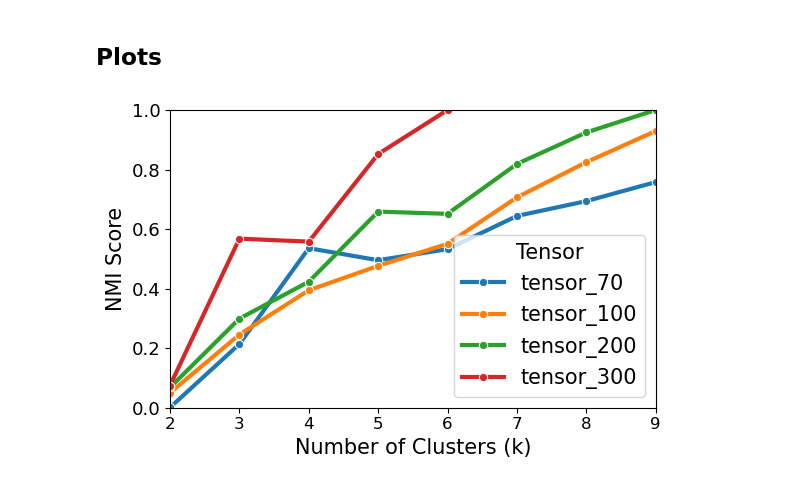
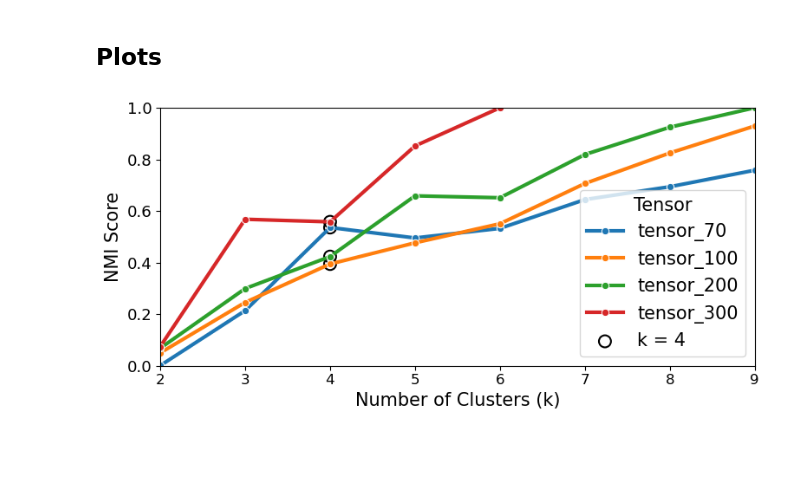
Before and after one commit to pablovadillo/Tensordecomposition, a Jupyter notebook: Cluster_comparison.ipynb, the cells around one changed output. Cells and saved outputs as stored; diff of their text form; code cells hidden in the pictures; blank space fills up the shorter version.

```diff
--- a/Cluster_comparison.ipynb
+++ b/Cluster_comparison.ipynb
@@ -109,20 +109,35 @@ def save_figure(fig, file_prefix,foldername=None):
 # %%
 # Load the NMI results
 nmi_df = pd.read_csv('nmi_comparison_all_tensors.csv')
 
-# Plot NMI vs k for each tensor
-fig = plt.figure(figsize=(6, 4))
+# Plot base NMI vs k for each tensor
+fig = plt.figure(figsize=(8, 4))
 sns.lineplot(data=nmi_df, x='k', y='nmi', hue='tensor', marker='o')
 
-# plt.title('Normalized Mutual Information (NMI) Between Tucker and TCR Metric Clusterings')
+# Highlight k=4 points with larger black-edged circles
+highlight_df = nmi_df[nmi_df['k'] == 4]
+plt.scatter(
+    highlight_df['k'],
+    highlight_df['nmi'],
+    s=100,                    # larger size
+    facecolors='none',        # hollow
+    edgecolors='black',       # black border
+    linewidths=1.5,
+    label='k = 4'
+)
+
+# Labels and limits
 plt.xlabel('Number of Clusters (k)')
 plt.ylabel('NMI Score')
 plt.ylim(0, 1)
 plt.xlim(2, 9)
-# plt.grid(True)
-plt.legend(title='Tensor', loc='best')
+
+# Legend and layout
+plt.legend(title='Tensor')
 plt.tight_layout()
-save_figure(fig, 'NMI_for_k_all_tensors',foldername=None)
+
+# Save and show
+save_figure(fig, 'NMI_for_k_all_tensors', foldername=None)
 plt.show()
 # %% [output]
-[figure, old version]
+[figure, new version]
```
Also changed, not shown: 1 other file.
